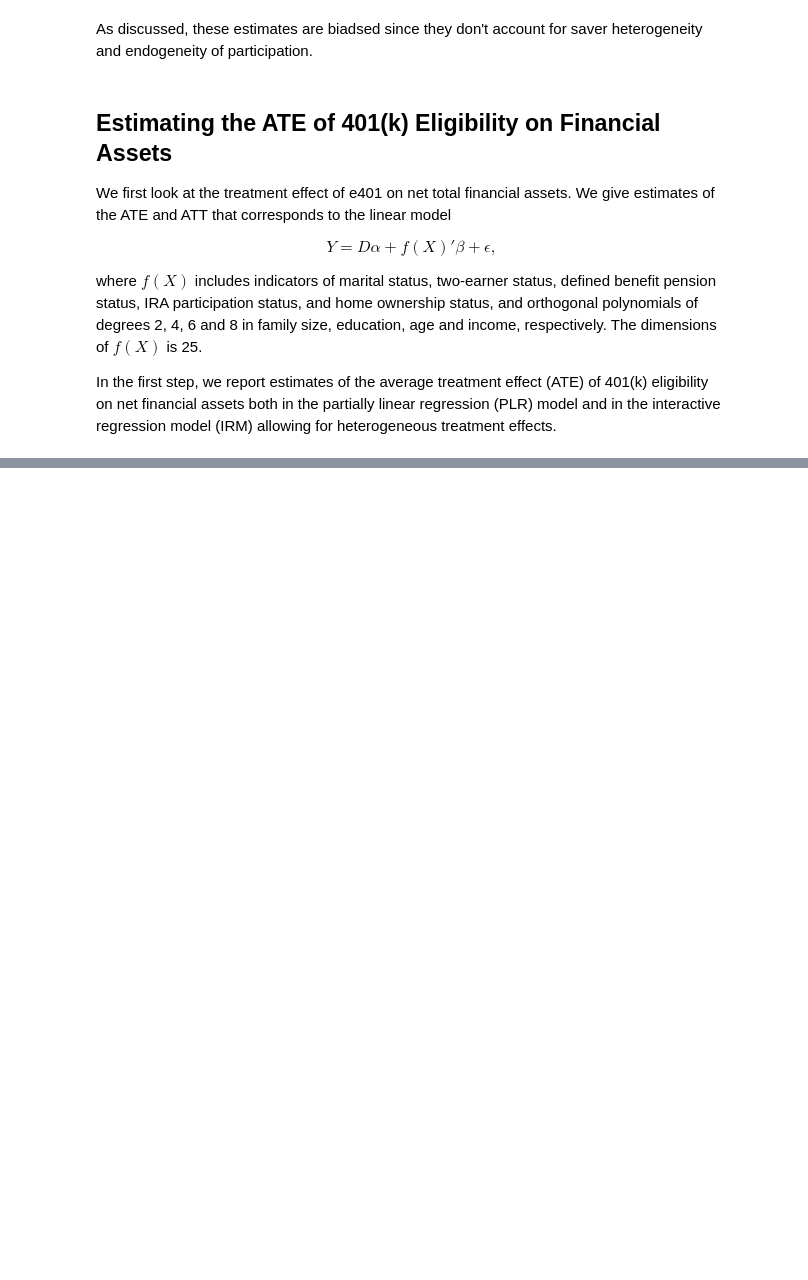
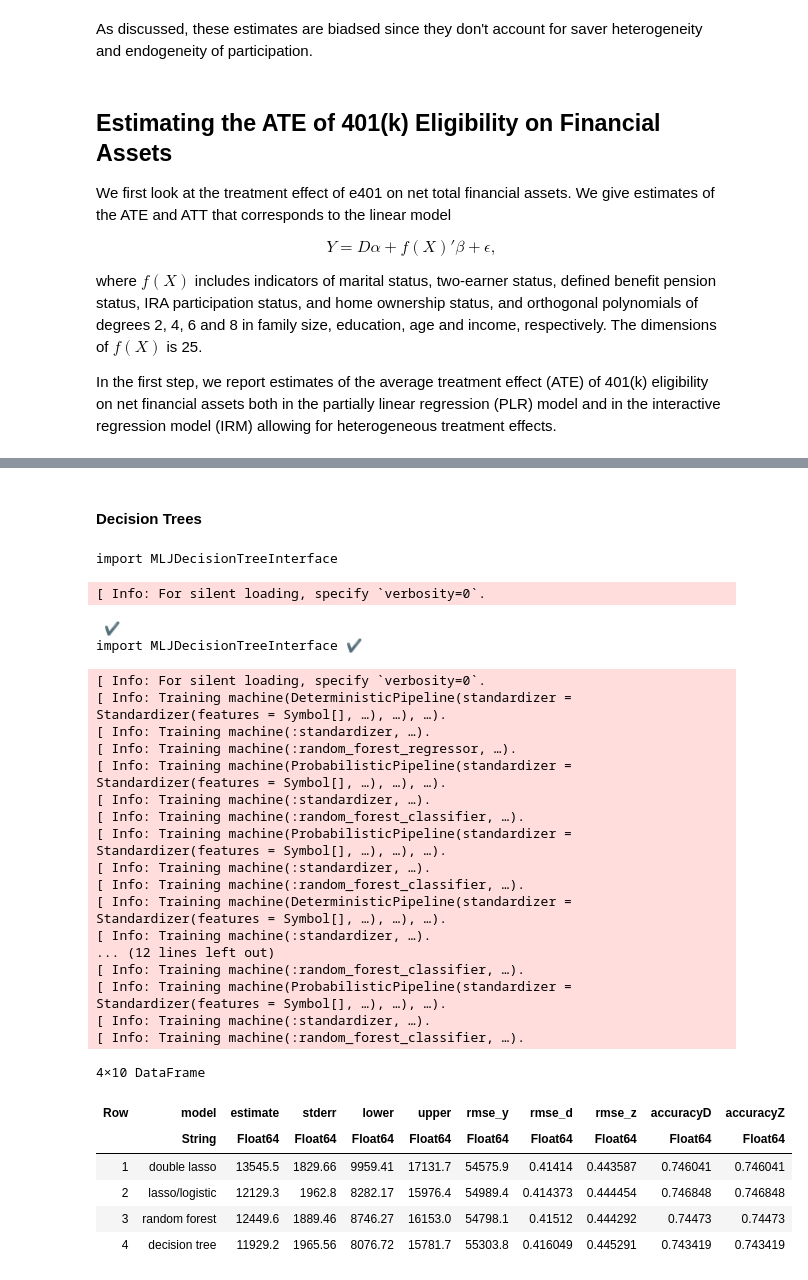
Before and after one commit to d2cml-ai/CausalAI-Course, a Jupyter notebook: labs/julia_notebooks/Lab8/Julia-pm5-401k.ipynb, the cells around one changed output, grey strips where cells are left out. Cells and saved outputs as stored; diff of their text form; code cells hidden in the pictures; blank space fills up the shorter version.

```diff
--- a/labs/julia_notebooks/Lab8/Julia-pm5-401k.ipynb
+++ b/labs/julia_notebooks/Lab8/Julia-pm5-401k.ipynb
@@ -1313,0 +278,9 @@ Feature 7 < 29000.0 ?
+# %%
+function summarize(point, stderr, yhat, Dhat, Zhat, resy, resD, resZ, epsilon, X, Z, D, y; name = "")
+        return DataFrame(
+                model=name,
+                estimate = point, stderr = stderr, lower = point - 1.96 * stderr, upper = point + 1.96 * stderr,
+                rmse_y = sqrt(mean(resy .^ 2)), rmse_d = sqrt(mean(resD .^ 2)), rmse_z = sqrt(mean(resZ .^ 2)),
+                accuracyD = mean(abs.(resD) .< .5), accuracyZ = mean(abs.(resD) .< .5)
+        )
+end
@@ -1313,0 +398,39 @@ Feature 7 < 29000.0 ?
+# %% [markdown]
+#### Decision Trees
+# %%
+DecisionTreeRegressor = @load DecisionTreeRegressor pkg=DecisionTree
+DecisionTreeClassifier = @load DecisionTreeClassifier pkg=DecisionTree
+dtrfy = Standardizer() |> RandomForestRegressor(min_samples_leaf=10)
+dtrfd = Standardizer() |> RandomForestClassifier(min_samples_leaf=10)
+dtrfz = Standardizer() |> RandomForestClassifier(min_samples_leaf=10);
+result = dml_iv(X, z, d, y, dtrfy, dtrfd, dtrfz, 3, classifier=true)
+append!(summary_table, summarize(result..., X, z, d, y, name="decision tree"))
+# %% [output]
+import MLJDecisionTreeInterface
+[ Info: For silent loading, specify `verbosity=0`.
+ ✔
+import MLJDecisionTreeInterface ✔
+[ Info: For silent loading, specify `verbosity=0`.
+[ Info: Training machine(DeterministicPipeline(standardizer = Standardizer(features = Symbol[], …), …), …).
+[ Info: Training machine(:standardizer, …).
+[ Info: Training machine(:random_forest_regressor, …).
+[ Info: Training machine(ProbabilisticPipeline(standardizer = Standardizer(features = Symbol[], …), …), …).
+[ Info: Training machine(:standardizer, …).
+[ Info: Training machine(:random_forest_classifier, …).
+[ Info: Training machine(ProbabilisticPipeline(standardizer = Standardizer(features = Symbol[], …), …), …).
+[ Info: Training machine(:standardizer, …).
+[ Info: Training machine(:random_forest_classifier, …).
+[ Info: Training machine(DeterministicPipeline(standardizer = Standardizer(features = Symbol[], …), …), …).
+[ Info: Training machine(:standardizer, …).
+... (12 lines left out)
+[ Info: Training machine(:random_forest_classifier, …).
+[ Info: Training machine(ProbabilisticPipeline(standardizer = Standardizer(features = Symbol[], …), …), …).
+[ Info: Training machine(:standardizer, …).
+[ Info: Training machine(:random_forest_classifier, …).
+4×10 DataFrame
+| Row | model | estimate | stderr | lower | upper | rmse_y | rmse_d | rmse_z | accuracyD | accuracyZ |
+|  | String | Float64 | Float64 | Float64 | Float64 | Float64 | Float64 | Float64 | Float64 | Float64 |
+| 1 | double lasso | 13545.5 | 1829.66 | 9959.41 | 17131.7 | 54575.9 | 0.41414 | 0.443587 | 0.746041 | 0.746041 |
+| 2 | lasso/logistic | 12129.3 | 1962.8 | 8282.17 | 15976.4 | 54989.4 | 0.414373 | 0.444454 | 0.746848 | 0.746848 |
+| 3 | random forest | 12449.6 | 1889.46 | 8746.27 | 16153.0 | 54798.1 | 0.41512 | 0.444292 | 0.74473 | 0.74473 |
+| 4 | decision tree | 11929.2 | 1965.56 | 8076.72 | 15781.7 | 55303.8 | 0.416049 | 0.445291 | 0.743419 | 0.743419 |
```
Also changed, not shown: parts of 95 cells of this notebook, 1 other file.
